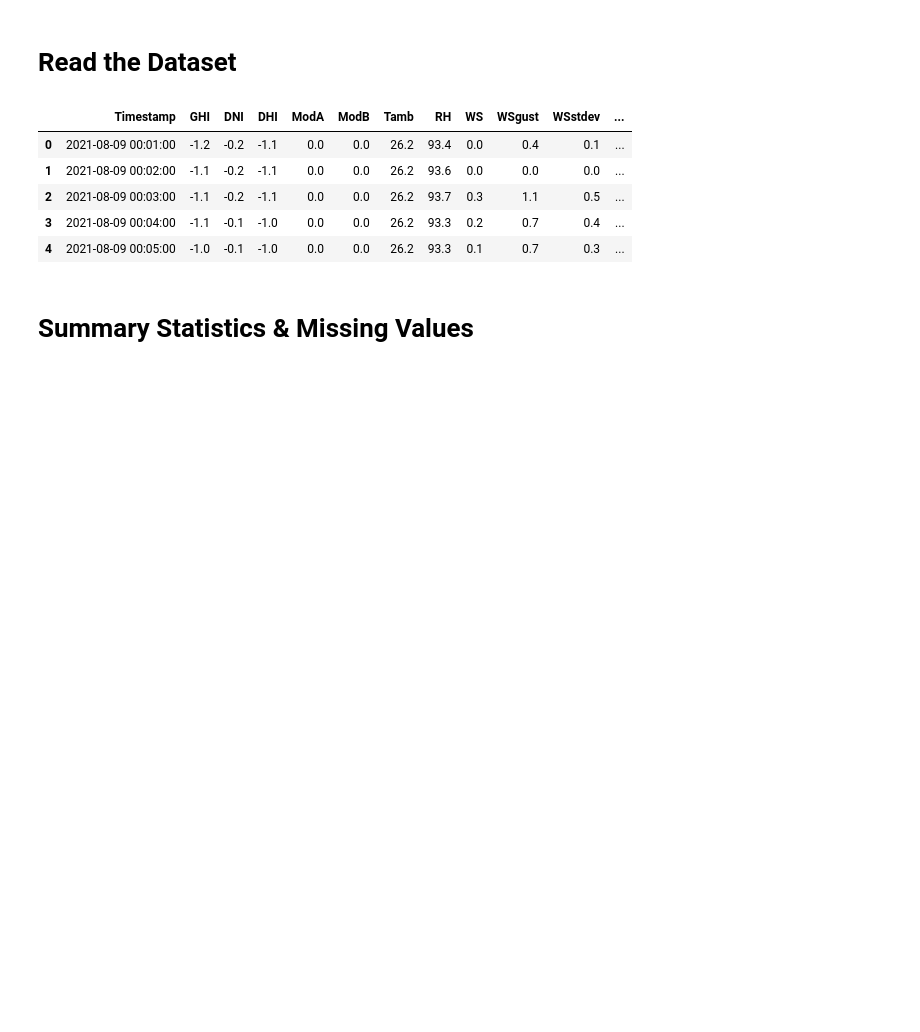
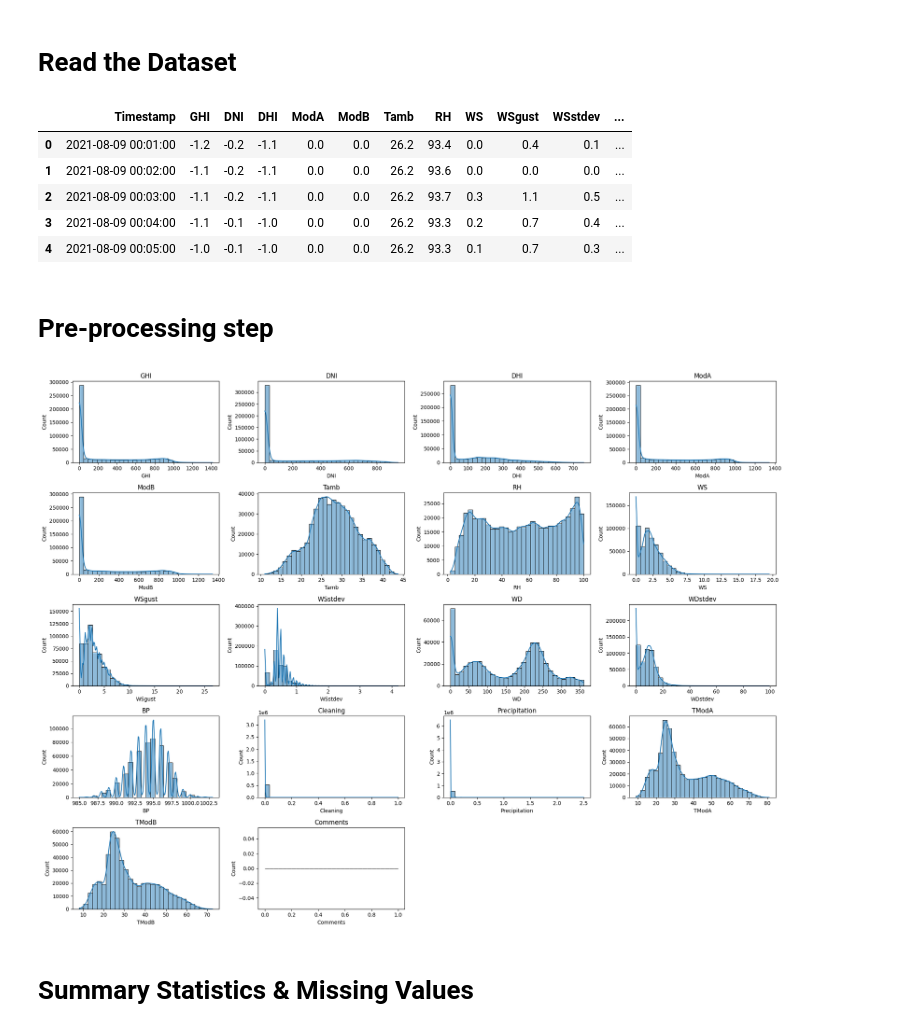
Before and after one commit to SamrawitMM/solar-radiation-data-insights, a Jupyter notebook: notebooks/eda-benin.ipynb, the cells around one changed output. Drawn from its saved outputs; the diff is of its cells as text; code cells hidden in the pictures; blank space fills up the shorter version.

```diff
--- a/notebooks/eda-benin.ipynb
+++ b/notebooks/eda-benin.ipynb
@@ -12,3 +12,5 @@ df.head()
 | 2 | 2021-08-09 00:03:00 | -1.1 | -0.2 | -1.1 | 0.0 | 0.0 | 26.2 | 93.7 | 0.3 | 1.1 | 0.5 | ... |
 | 3 | 2021-08-09 00:04:00 | -1.1 | -0.1 | -1.0 | 0.0 | 0.0 | 26.2 | 93.3 | 0.2 | 0.7 | 0.4 | ... |
 | 4 | 2021-08-09 00:05:00 | -1.0 | -0.1 | -1.0 | 0.0 | 0.0 | 26.2 | 93.3 | 0.1 | 0.7 | 0.3 | ... |
+# %% [markdown]
+# Pre-processing step
@@ -15,3 +23,19 @@ df.head()
+# %%
+import matplotlib.pyplot as plt
+import seaborn as sns
+
+numeric_cols = df.select_dtypes(include=['float64', 'int64']).columns
+
+# Plot histograms
+plt.figure(figsize=(20, 15))
+for i, col in enumerate(numeric_cols, 1):
+    plt.subplot(5, 4, i)
+    sns.histplot(df[col], kde=True, bins=30)
+    plt.title(col)
+plt.tight_layout()
+plt.show()
+# %% [output]
+[figure, added]
 # %% [markdown]
 # Summary Statistics & Missing Values
 # %%
```
Also changed, not shown: parts of 5 cells of this notebook, 2 other files.
